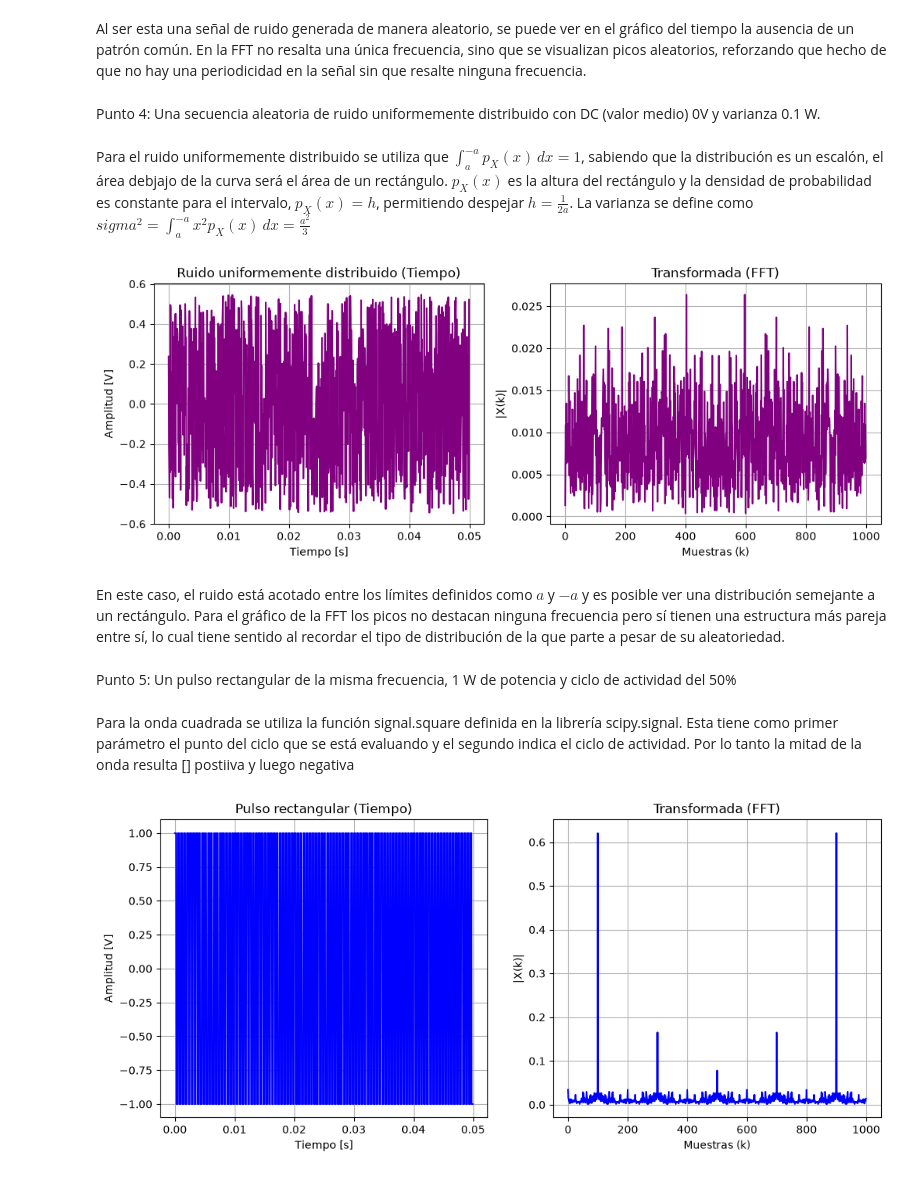
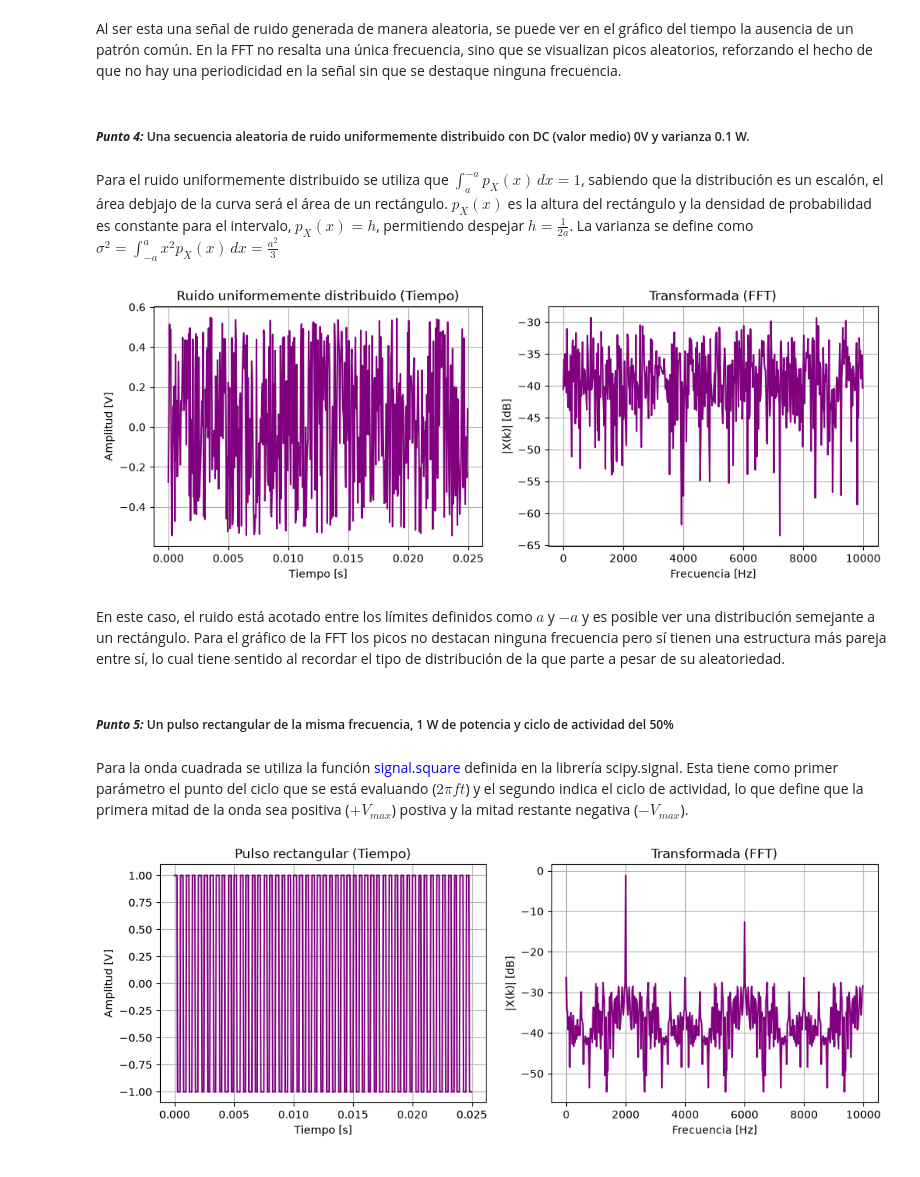
Before and after one commit to Iarapgc/APS, a Jupyter notebook: TS1.ipynb, the cells around one changed output. Drawn from its saved outputs; the diff is of its cells as text; code cells hidden in the pictures.

```diff
--- a/TS1.ipynb
+++ b/TS1.ipynb
@@ -13,6 +16,15 @@ def mi_funcion_sen(vmax, dc, ff, ph, nn, fs):
     xx=dc+vmax*np.sin(2*np.pi*ff*nn/fs+2*np.pi*ph)
     tt=nn/fs
     return(tt,xx)
+
+def espectro_db(xx):
+    N=len(xx)
+    tr=(1/N)*np.fft.fft(xx)
+    modulo_tr=np.abs(tr)
+    modulo_tr_db = 10 * np.log10(2*(modulo_tr[:N//2]) ** 2)
+    return modulo_tr_db
+
+
 "Frecuencia de la señal"
 ff=2000 # Hz ff=1/T
 N= 1000 # Muestras totales
@@ -22,4 +34,6 @@ mpp=10
 
 "Frecuencia de muestreo"
 fs = ff*mpp
+k = np.arange(0,N//2)
+frec= k * fs/N
 # %% [markdown]
@@ -121,60 +157,60 @@ ax[1].grid(True)
 # %% [markdown]
-Al ser esta una señal de ruido generada de manera aleatorio, se puede ver en el gráfico del tiempo la ausencia de un patrón común. En la FFT no resalta una única frecuencia, sino que se visualizan picos aleatorios, reforzando que hecho de que no hay una periodicidad en la señal sin que resalte ninguna frecuencia.
+Al ser esta una señal de ruido generada de manera aleatoria, se puede ver en el gráfico del tiempo la ausencia de un patrón común. En la FFT no resalta una única frecuencia, sino que se visualizan picos aleatorios, reforzando el hecho de que no hay una periodicidad en la señal sin que se destaque ninguna frecuencia.
 # %% [markdown]
-Punto 4: Una secuencia aleatoria de ruido uniformemente distribuido con DC (valor medio) 0V y varianza 0.1 W.
+##### ***Punto 4:*** Una secuencia aleatoria de ruido uniformemente distribuido con DC (valor medio) 0V y varianza 0.1 W.
 # %% [markdown]
 Para el ruido uniformemente distribuido se utiliza que $\int_{a}^{-a} p_X(x) \, dx=1$, sabiendo que la distribución es un escalón, el área debjajo de la curva será el área de un rectángulo. $p_X(x)$ es la altura del rectángulo y la densidad de probabilidad es constante para el intervalo, $p_X(x)=h$, permitiendo despejar $h=\frac{1}{2a}$. </br>
-La varianza se define como $sigma^2=\int_{a}^{-a} x^2 p_X(x) \, dx=\frac{a^2}{3}$
+La varianza se define como $\sigma^2=\int_{-a}^{a} x^2 p_X(x) \, dx=\frac{a^2}{3}$
 # %%
 lim=np.sqrt(0.1*3)
 xx_4=np.random.uniform(-lim,lim,N);
 tt_4=nn/fs
 
 "FFT"
-tr_4=(1/N)*np.fft.fft(xx_4)
-modulo_tr_4=np.abs(tr_4)
+
+modulo_tr_4_db=espectro_db(xx_4)
 
 fig, ax = plt.subplots(1, 2, figsize=(12, 4))
-ax[0].plot(tt_4, xx_4, color="purple")
+ax[0].plot(tt_4[:N//2], xx_4[:N//2], color="purple")
 ax[0].set_title("Ruido uniformemente distribuido (Tiempo)")
 ax[0].set_xlabel("Tiempo [s]")
 ax[0].set_ylabel("Amplitud [V]")
 ax[0].grid(True)
 
-ax[1].plot(k, modulo_tr_4, color="purple")
+ax[1].plot(frec, modulo_tr_4_db, color="purple")
 ax[1].set_title("Transformada (FFT)")
-ax[1].set_xlabel("Muestras (k)")
-ax[1].set_ylabel("|X(k)|")
+ax[1].set_xlabel("Frecuencia [Hz]")
+ax[1].set_ylabel("|X(k)| [dB]")
 ax[1].grid(True)
 # %% [output]
-[figure, old version]
+[figure, new version]
 # %% [markdown]
 En este caso, el ruido está acotado entre los límites definidos como $a$ y $-a$ y es posible ver una distribución semejante a un rectángulo. Para el gráfico de la FFT los picos no destacan ninguna frecuencia pero sí tienen una estructura más pareja entre sí, lo cual tiene sentido al recordar el tipo de distribución de la que parte a pesar de su aleatoriedad.
 # %% [markdown]
-Punto 5: Un pulso rectangular de la misma frecuencia, 1 W de potencia y ciclo de actividad del 50%
+##### ***Punto 5:*** Un pulso rectangular de la misma frecuencia, 1 W de potencia y ciclo de actividad del 50%
 # %% [markdown]
-Para la onda cuadrada se utiliza la función signal.square definida en la librería scipy.signal. Esta tiene como primer parámetro el punto del ciclo que se está evaluando y el segundo indica el ciclo de actividad. Por lo tanto la mitad de la onda resulta [] postiiva y luego negativa
+Para la onda cuadrada se utiliza la función <span style="color:blue;">signal.square</span> definida en la librería scipy.signal. Esta tiene como primer parámetro el punto del ciclo que se está evaluando ($ 2\pi f t$) y el segundo indica el ciclo de actividad, lo que define que la primera mitad de la onda sea positiva ($+V_{max}$) postiva y la mitad restante negativa ($-V_{max}$).
 # %%
 pot_5=1 #
 vmax_5=np.sqrt(pot_5)
 tt_5=nn/fs #podría usar siempre el mismo tt pero no quiero modificar la función
-xx_5=signal.square(2*np.pi*ff*tt_5,0.5)
+xx_5=vmax_5*signal.square(2*np.pi*ff*tt_5,0.5)
 
 "FFT"
-tr_5=(1/N)*np.fft.fft(xx_5)
-modulo_tr_5=np.abs(tr_5)
 
-fig, ax = plt.subplots(1, 2, figsize=(12, 5))
-ax[0].plot(tt_5, xx_5, color="blue")
+modulo_tr_5_db=espectro_db(xx_5)
+
+fig, ax = plt.subplots(1, 2, figsize=(12, 4))
+ax[0].plot(tt_5[:N//2], xx_5[:N//2], color="purple")
 ax[0].set_title("Pulso rectangular (Tiempo)")
 ax[0].set_xlabel("Tiempo [s]")
 ax[0].set_ylabel("Amplitud [V]")
 ax[0].grid(True)
 
-ax[1].plot(k, modulo_tr_5, color="blue")
+ax[1].plot(frec, modulo_tr_5_db, color="purple")
 ax[1].set_title("Transformada (FFT)")
-ax[1].set_xlabel("Muestras (k)")
-ax[1].set_ylabel("|X(k)|")
+ax[1].set_xlabel("Frecuencia [Hz]")
+ax[1].set_ylabel("|X(k)| [dB]")
 ax[1].grid(True)
 # %% [output]
-[figure, old version]
+[figure, new version]
```
Also changed, not shown: parts of 19 cells of this notebook.
